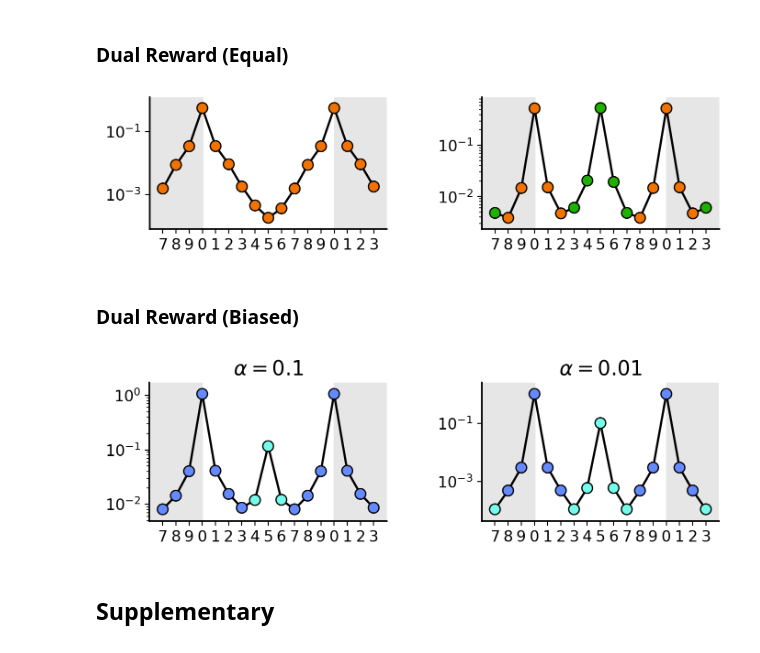
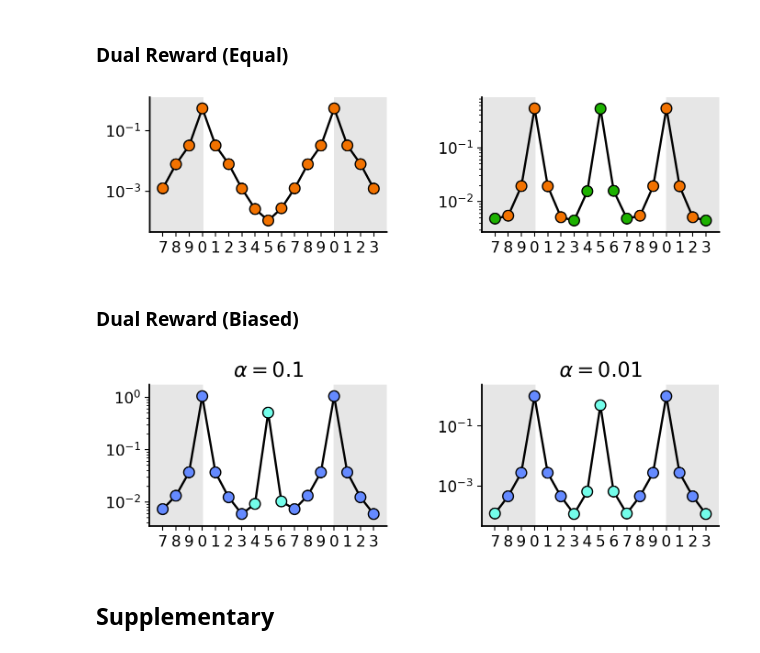
Before and after one commit to tonyzhang25/Zhang-2021-Endotaxis, a Jupyter notebook: simulation_and_figures.ipynb, the cells around one changed output. Drawn from its saved outputs; the diff is of its cells as text; code cells hidden in the pictures.

```diff
--- a/simulation_and_figures.ipynb
+++ b/simulation_and_figures.ipynb
@@ -1159,12 +1110,13 @@ def create_hanoi_graph(n):
 # %% [markdown]
 ## Random Walk Simulator
 # %%
-def graph_randomwalk(adj_mat, start_node=None, steps=1000):
+def graph_randomwalk(adj_mat, start_node=None, steps=1000, seed=None):
   """ Generate random walk based on arbitrary adjacency matrix.
   Args:
     adj_mat: adjacency matrix where the ij-th entry is the
     connectivity from i to j states. Must be 1 or 0.
     start_node: either None which means random or specify node number (int)
+    seed: random seed. If None, no random seed is set.
     Non-stationarity:
     If adj_mat and steps are both lists of the same length,
     then the walk will first use the first adj_mat for steps[0], etc.
@@ -1174,6 +1126,8 @@ def graph_randomwalk(adj_mat, start_node=None, steps=1000):
   Returns:
     List[states]
   """
+  if seed is not None:
+    np.random.seed(seed)
   if not isinstance(adj_mat, list): # stationary environment
     adj_mat = [adj_mat]
     steps = [int(steps)]
@@ -1197,7 +1151,6 @@ def maze_randomwalk(steps: int,
                     random_seed: int,
                     mode='node') -> np.ndarray:
   """ Generate synthetic data
-  Wraps around Markus's code.
   Args:
     steps: number of steps for random walk
     mode: select cell or node
@@ -1853,11 +1821,10 @@ for n1, n2 in edges:
 goal1 = states.index([[], [0,1,2,3], []])
 goal2 = states.index([[], [], [0,1,2,3]])
 # Generate Random Walk
-traj = graph_randomwalk(adj_mat,
-                        start_node = 0,
-                        steps = 5e4)
+traj = graph_randomwalk(adj_mat, start_node = 0,
+                        steps = 6e4, seed = 0)
 
-traj = pickle.load(open('sim_logs/hanoi_traj.p', 'rb'))
+# traj = pickle.load(open('sim_logs/hanoi_traj.p', 'rb'))
 
 # Train model
 log = simulate_learning(
@@ -2105,8 +2072,8 @@ adj_mat = np.zeros((n_nodes,n_nodes))
 pairs = [(i,i+1) for i in range(n_nodes-1)] + [(n_nodes-1, 0)]
 for n1, n2 in pairs:
   adj_mat[n1,n2] = adj_mat[n2,n1] = 1
-# Compare 2 equal rewards and 2 different rewards
-traj = pickle.load(open('sim_logs/ring_traj.p', 'rb'))
+traj = graph_randomwalk(adj_mat, start_node = 0,
+                        steps = 2000, seed = 0)
 switch = 1000
 log_equi = simulate_learning(
   traj,
@@ -2124,42 +2091,42 @@ goal_resp_equi = get_goalc_resps_all_locs(M, G,  [0],
                                      sensory_input = {0: 0.5},
                                      adj_mat = adj_mat,
                                      same_goal_cell = True)
-M = log_equi['weights']['M'][2000]
-G = log_equi['weights']['G'][2000]
+M = log_equi['weights']['M'][-1]
+G = log_equi['weights']['G'][-1]
 goal_resp_bias = get_goalc_resps_all_locs(M, G, [0, 5],
                                      sensory_input = {0: 0.5, 5: 0.5},
                                      adj_mat = adj_mat,
                                      same_goal_cell = True)
 # Plot
 xs_label = [7,8,9,0,1,2,3,4,5,6,7,8,9,0,1,2,3]
 colors = [['#F27200' for i in range(len(xs_label))],
           ['#1DB100'] +
           ['#F27200' for i in range(5)] +
           ['#1DB100' for i in range(5)] +
           ['#F27200' for i in range(5)] +
           ['#1DB100']]
 fig, axs = plt.subplots(figsize = (8, 1.9), ncols = 2, sharey = False)
 for nb, goal_resp in enumerate([goal_resp_equi, goal_resp_bias]):
   axs[nb].plot(np.arange(len(xs_label)), goal_resp.flatten()[xs_label],
                 lw = 1.7, color = 'black',
                zorder = 15)
   axs[nb].scatter(np.arange(len(xs_label)), goal_resp.flatten()[xs_label],
               marker = 'o', s = 70, edgecolor = 'black',
               c = colors[nb], zorder = 20)
 
   # axs[nb].set_ylim(3e-2, 3)
   axs[nb].set_xticks(np.arange(len(xs_label)))
   axs[nb].set_xticklabels(xs_label)
   axs[nb].margins(y = 0.1)
   axs[nb].set_xlim(-1, 17)
   axs[nb].set_yscale('log')
   axs[nb].axvspan(-1, 3, color='0.9')
   axs[nb].axvspan(13, 18, color='0.9')
 plt.subplots_adjust(wspace=0.4)
 plt.savefig('sim_logs/dualreward_newtarget.pdf',
             bbox_inches='tight')
 # %% [output]
-[figure, old version]
+[figure, new version]
 # %% [markdown]
 ### Dual Reward (Biased)
 # %%
@@ -2187,16 +2169,4 @@ for alpha in alphas:
 # %%
-i = 0
-goal_resps = []
-for log in logs[i*2:i*2+2]:
-  M = log['weights']['M'][-1]
-  G = log['weights']['G'][-1]
-  goal_resp = get_goalc_resps_all_locs(M, G, [0, 5],
-                                      sensory_input = {0: 1, 5: 0.1},
-                                      adj_mat = adj_mat,
-                                      u_active = 1,
-                                      same_goal_cell = True)
-  goal_resps.append(goal_resp)
-
 # Plot
 xs_label = [7,8,9,0,1,2,3,4,5,6,7,8,9,0,1,2,3]
 colors = [['#658AFF' for _ in range(7)] +
@@ -2227,7 +2197,7 @@ plt.subplots_adjust(wspace=0.4)
 plt.savefig('sim_logs/dualreward_bias_twoalphas.pdf',
             bbox_inches='tight')
 # %% [output]
-[figure, old version]
+[figure, new version]
 # %% [markdown]
 ## Supplementary
 # %% [markdown]
```
Also changed, not shown: parts of 39 cells of this notebook.
